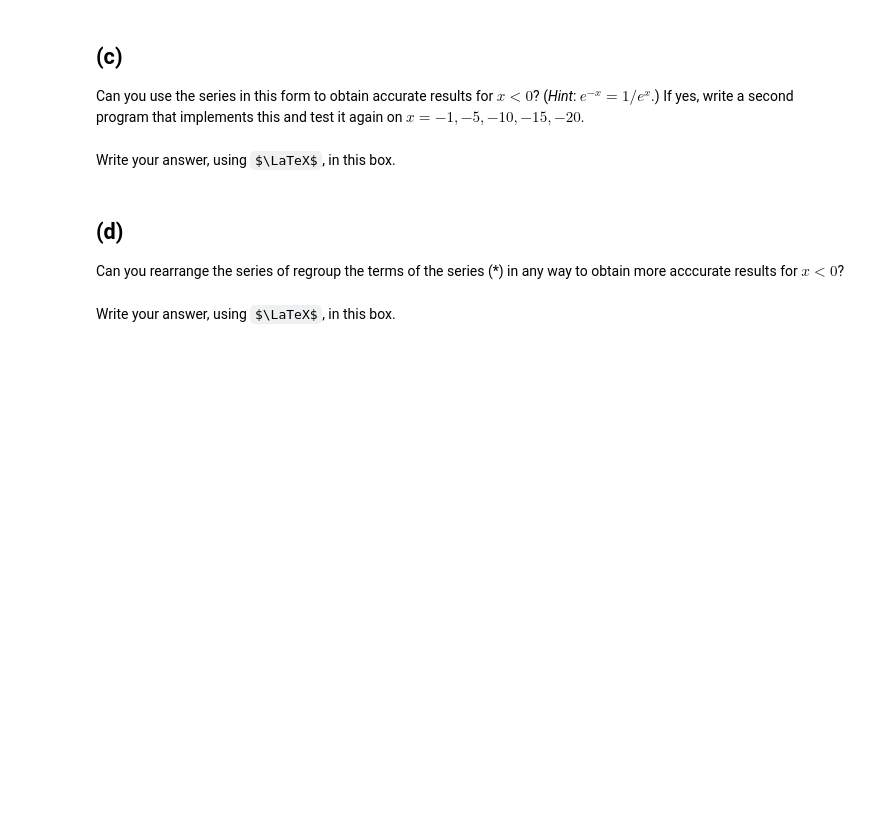
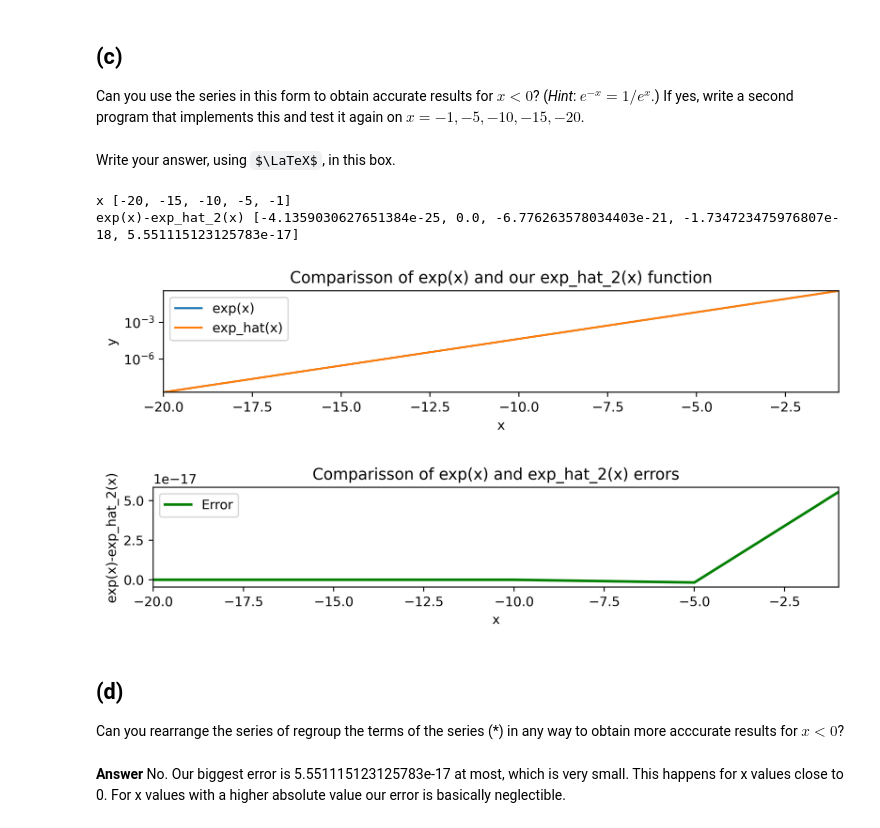
Before and after one commit to NitaiNijholt/NumericalAlgos, a Jupyter notebook: hw1_2023.ipynb, the cells around one changed output. Cells and saved outputs as stored; diff of their text form; code cells hidden in the pictures; some formulas as TeX source; blank space fills up the shorter version.

Commit message:
Part 2
Failed using the console to merge, uploading from web browser instead

```diff
--- a/hw1_2023.ipynb
+++ b/hw1_2023.ipynb
@@ -375,10 +462,80 @@ Can you use the series in this form to obtain accurate results for $x<0$? (*Hint
 # %% [markdown]
 Write your answer, using $\LaTeX$, in this box.
 # %%
-# your code here
+# Update the function to deal with negative x values
+def exp_hat_2(x):
+    # Compute the output assuming positive x
+    e_x = exp_hat(abs(x))
+
+    if x >= 0:
+        ## For positive x, return the value
+        return e_x
+    else:
+        ## For negative x, use the property
+        e_x = 1 / e_x
+
+        ## Compare e_x to the minimun value
+        minimun_float = sys.float_info.min
+
+        if e_x < minimun_float:
+            ## If e_x is smaller than the minimun, return 0
+            return 0
+        else:
+            ## Otherwise return our value
+            return e_x
+
+# Testing
+test_values = [-20,-15,-10,-5,-1]
+e_s         = []
+e_hats      = []
+errors       = []
+
+for x in test_values:
+    e,e_hat = exp(x),exp_hat_2(x)
+    error = e - e_hat
+
+    e_s.append(e)
+    e_hats.append(e_hat)
+    errors.append(error)
+
+# Print the values
+print('x',test_values)
+#print('exp(x)',e_s)
+#print('exp_hat_2(x)',e_hats)
+print('exp(x)-exp_hat_2(x)',errors)
+
+# Plot the functions
+plt.figure(figsize=(8,2),dpi=400)
+plt.title('Comparisson of exp(x) and our exp_hat_2(x) function')
+plt.semilogy(test_values,e_s,label='exp(x)')
+plt.semilogy(test_values,e_hats,label='exp_hat(x)')
+plt.xlim([-20,-1])
+plt.xlabel ('x')
+plt.ylabel ('y')
+plt.ylim([e_s[0],e_s[len(test_values)-1]])
+plt.legend()
+plt.tight_layout()
+plt.show()
+
+# Plot the errors
+plt.figure(figsize=(8,2),dpi=400)
+plt.title('Comparisson of exp(x) and exp_hat_2(x) errors')
+plt.plot(test_values,errors,label='Error',lw=2,c='green')
+plt.xlim([-20,-1])
+plt.xlabel ('x')
+plt.ylabel ('exp(x)-exp_hat_2(x)')
+plt.legend()
+plt.tight_layout()
+plt.show()
+# %% [output]
+x [-20, -15, -10, -5, -1]
+exp(x)-exp_hat_2(x) [-4.1359030627651384e-25, 0.0, -6.776263578034403e-21, -1.734723475976807e-18, 5.551115123125783e-17]
+[figure, added]
+[figure, added]
 # %% [markdown]
 ## (d)
 
 Can you rearrange the series of regroup the terms of the series (\*) in any way to obtain more acccurate results for $x < 0$?
 # %% [markdown]
-Write your answer, using $\LaTeX$, in this box.
+**Answer**
+No. Our biggest error is 5.551115123125783e-17 at most, which is very small. This happens for x values close to 0. For x values with a higher absolute value our error is basically neglectible.
```
Also changed, not shown: parts of 13 cells of this notebook.
